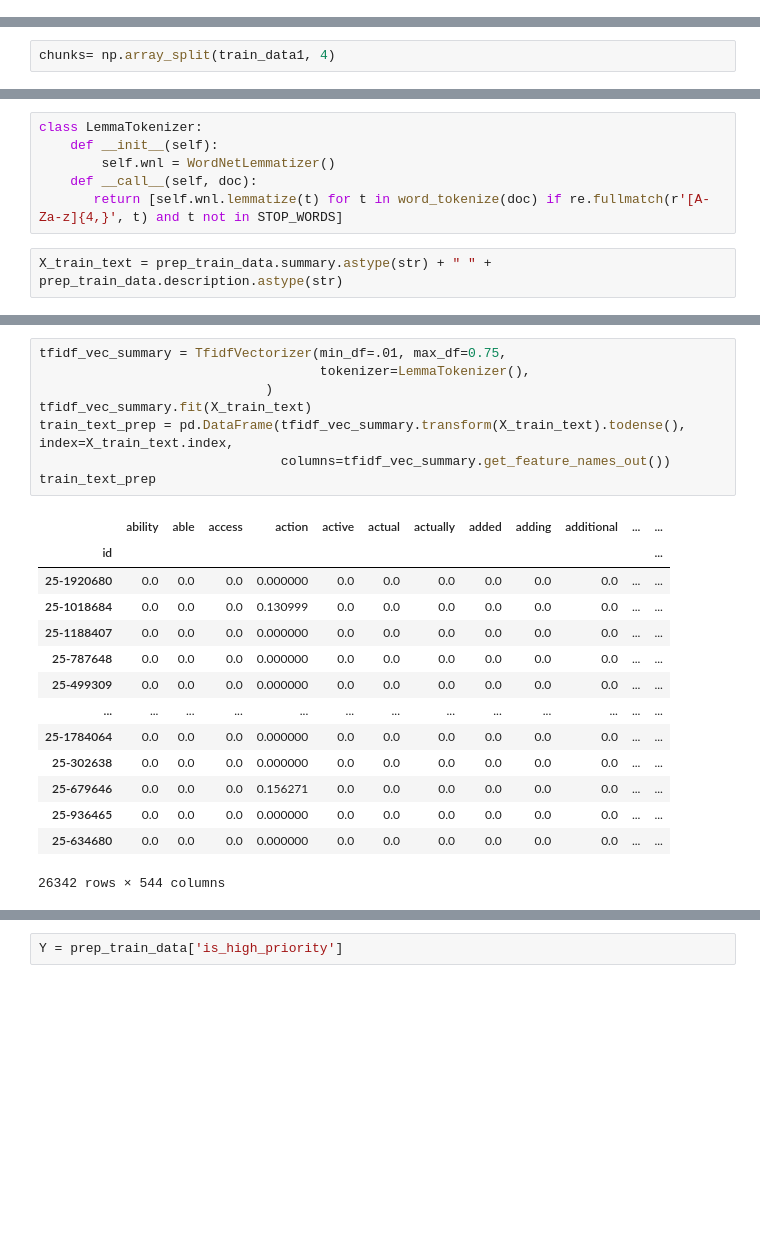
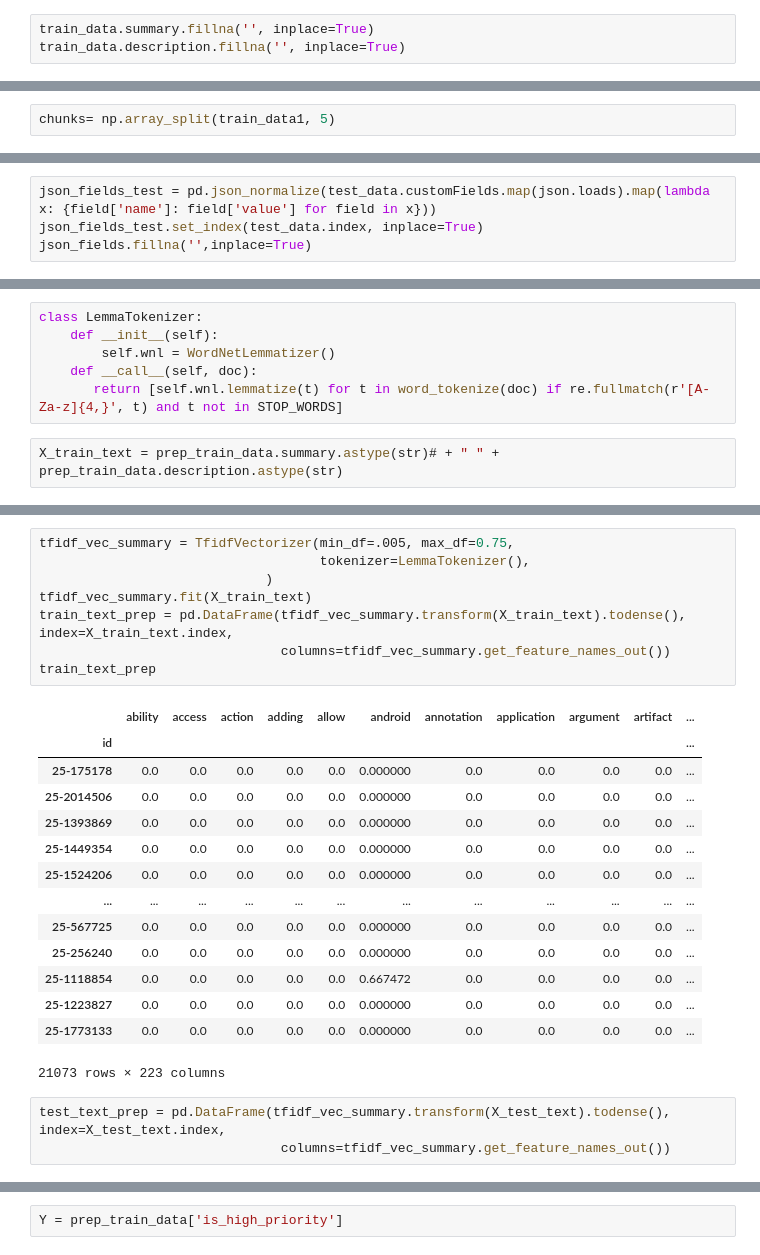
Before and after one commit to W1ldGoose/Data-Science, a Jupyter notebook: Radiculitki.ipynb, the cells around one changed output, grey strips where cells are left out. Cells and saved outputs as stored; diff of their text form; blank space fills up the shorter version.

```diff
--- a/Radiculitki.ipynb
+++ b/Radiculitki.ipynb
@@ -61,2 +63,5 @@ dataFrameMapper_data = pd.read_csv('test.csv', index_col='id')
 # %%
 train_data = pd.read_csv('train.csv', index_col='id')
+# %%
+train_data.summary.fillna('', inplace=True)
+train_data.description.fillna('', inplace=True)
@@ -63,7 +95,7 @@ train_data = pd.read_csv('train.csv', index_col='id')
 # %%
 train_data1 = train_data.sample(frac = 1)
 # %%
-chunks= np.array_split(train_data1, 4)
+chunks= np.array_split(train_data1, 5)
 # %%
 train_data1 = chunks[0]
 # %%
@@ -84,6 +133,10 @@ dataFrameMapper_data.description.fillna('', inplace=True)
 json_fields = pd.json_normalize(train_data1.customFields.map(json.loads).map(lambda x: {field['name']: field['value'] for field in x}))
 json_fields.set_index(train_data1.index, inplace=True)
 json_fields.fillna('',inplace=True)
+# %%
+json_fields_test = pd.json_normalize(test_data.customFields.map(json.loads).map(lambda x: {field['name']: field['value'] for field in x}))
+json_fields_test.set_index(test_data.index, inplace=True)
+json_fields.fillna('',inplace=True)
 # %%
 json_fields['Subsystem.name'].value_counts()
 # %% [output]
@@ -159,4 +253,4 @@ class LemmaTokenizer:
     def __call__(self, doc):
        return [self.wnl.lemmatize(t) for t in word_tokenize(doc) if re.fullmatch(r'[A-Za-z]{4,}', t) and t not in STOP_WORDS]
 # %%
-X_train_text = prep_train_data.summary.astype(str) + " " + prep_train_data.description.astype(str)
+X_train_text = prep_train_data.summary.astype(str)# + " " + prep_train_data.description.astype(str)
@@ -179,23 +275,26 @@ Length: 26342, dtype: object
 # %%
-tfidf_vec_summary = TfidfVectorizer(min_df=.01, max_df=0.75,
+tfidf_vec_summary = TfidfVectorizer(min_df=.005, max_df=0.75,
                                     tokenizer=LemmaTokenizer(),
                              )
 tfidf_vec_summary.fit(X_train_text)
 train_text_prep = pd.DataFrame(tfidf_vec_summary.transform(X_train_text).todense(), index=X_train_text.index,
                                columns=tfidf_vec_summary.get_feature_names_out())
 train_text_prep
 # %% [output]
-|  | ability | able | access | action | active | actual | actually | added | adding | additional | ... | ... |
-| id |  |  |  |  |  |  |  |  |  |  |  | ... |
-| 25-1920680 | 0.0 | 0.0 | 0.0 | 0.000000 | 0.0 | 0.0 | 0.0 | 0.0 | 0.0 | 0.0 | ... | ... |
-| 25-1018684 | 0.0 | 0.0 | 0.0 | 0.130999 | 0.0 | 0.0 | 0.0 | 0.0 | 0.0 | 0.0 | ... | ... |
-| 25-1188407 | 0.0 | 0.0 | 0.0 | 0.000000 | 0.0 | 0.0 | 0.0 | 0.0 | 0.0 | 0.0 | ... | ... |
-| 25-787648 | 0.0 | 0.0 | 0.0 | 0.000000 | 0.0 | 0.0 | 0.0 | 0.0 | 0.0 | 0.0 | ... | ... |
-| 25-499309 | 0.0 | 0.0 | 0.0 | 0.000000 | 0.0 | 0.0 | 0.0 | 0.0 | 0.0 | 0.0 | ... | ... |
-| ... | ... | ... | ... | ... | ... | ... | ... | ... | ... | ... | ... | ... |
-| 25-1784064 | 0.0 | 0.0 | 0.0 | 0.000000 | 0.0 | 0.0 | 0.0 | 0.0 | 0.0 | 0.0 | ... | ... |
-| 25-302638 | 0.0 | 0.0 | 0.0 | 0.000000 | 0.0 | 0.0 | 0.0 | 0.0 | 0.0 | 0.0 | ... | ... |
-| 25-679646 | 0.0 | 0.0 | 0.0 | 0.156271 | 0.0 | 0.0 | 0.0 | 0.0 | 0.0 | 0.0 | ... | ... |
-| 25-936465 | 0.0 | 0.0 | 0.0 | 0.000000 | 0.0 | 0.0 | 0.0 | 0.0 | 0.0 | 0.0 | ... | ... |
-| 25-634680 | 0.0 | 0.0 | 0.0 | 0.000000 | 0.0 | 0.0 | 0.0 | 0.0 | 0.0 | 0.0 | ... | ... |
+|  | ability | access | action | adding | allow | android | annotation | application | argument | artifact | ... |
+| id |  |  |  |  |  |  |  |  |  |  | ... |
+| 25-175178 | 0.0 | 0.0 | 0.0 | 0.0 | 0.0 | 0.000000 | 0.0 | 0.0 | 0.0 | 0.0 | ... |
+| 25-2014506 | 0.0 | 0.0 | 0.0 | 0.0 | 0.0 | 0.000000 | 0.0 | 0.0 | 0.0 | 0.0 | ... |
+| 25-1393869 | 0.0 | 0.0 | 0.0 | 0.0 | 0.0 | 0.000000 | 0.0 | 0.0 | 0.0 | 0.0 | ... |
+| 25-1449354 | 0.0 | 0.0 | 0.0 | 0.0 | 0.0 | 0.000000 | 0.0 | 0.0 | 0.0 | 0.0 | ... |
+| 25-1524206 | 0.0 | 0.0 | 0.0 | 0.0 | 0.0 | 0.000000 | 0.0 | 0.0 | 0.0 | 0.0 | ... |
+| ... | ... | ... | ... | ... | ... | ... | ... | ... | ... | ... | ... |
+| 25-567725 | 0.0 | 0.0 | 0.0 | 0.0 | 0.0 | 0.000000 | 0.0 | 0.0 | 0.0 | 0.0 | ... |
+| 25-256240 | 0.0 | 0.0 | 0.0 | 0.0 | 0.0 | 0.000000 | 0.0 | 0.0 | 0.0 | 0.0 | ... |
+| 25-1118854 | 0.0 | 0.0 | 0.0 | 0.0 | 0.0 | 0.667472 | 0.0 | 0.0 | 0.0 | 0.0 | ... |
+| 25-1223827 | 0.0 | 0.0 | 0.0 | 0.0 | 0.0 | 0.000000 | 0.0 | 0.0 | 0.0 | 0.0 | ... |
+| 25-1773133 | 0.0 | 0.0 | 0.0 | 0.0 | 0.0 | 0.000000 | 0.0 | 0.0 | 0.0 | 0.0 | ... |
-26342 rows × 544 columns
+21073 rows × 223 columns
+# %%
+test_text_prep = pd.DataFrame(tfidf_vec_summary.transform(X_test_text).todense(), index=X_test_text.index,
+                               columns=tfidf_vec_summary.get_feature_names_out())
```
Also changed, not shown: parts of 78 cells of this notebook, 1 other file.
